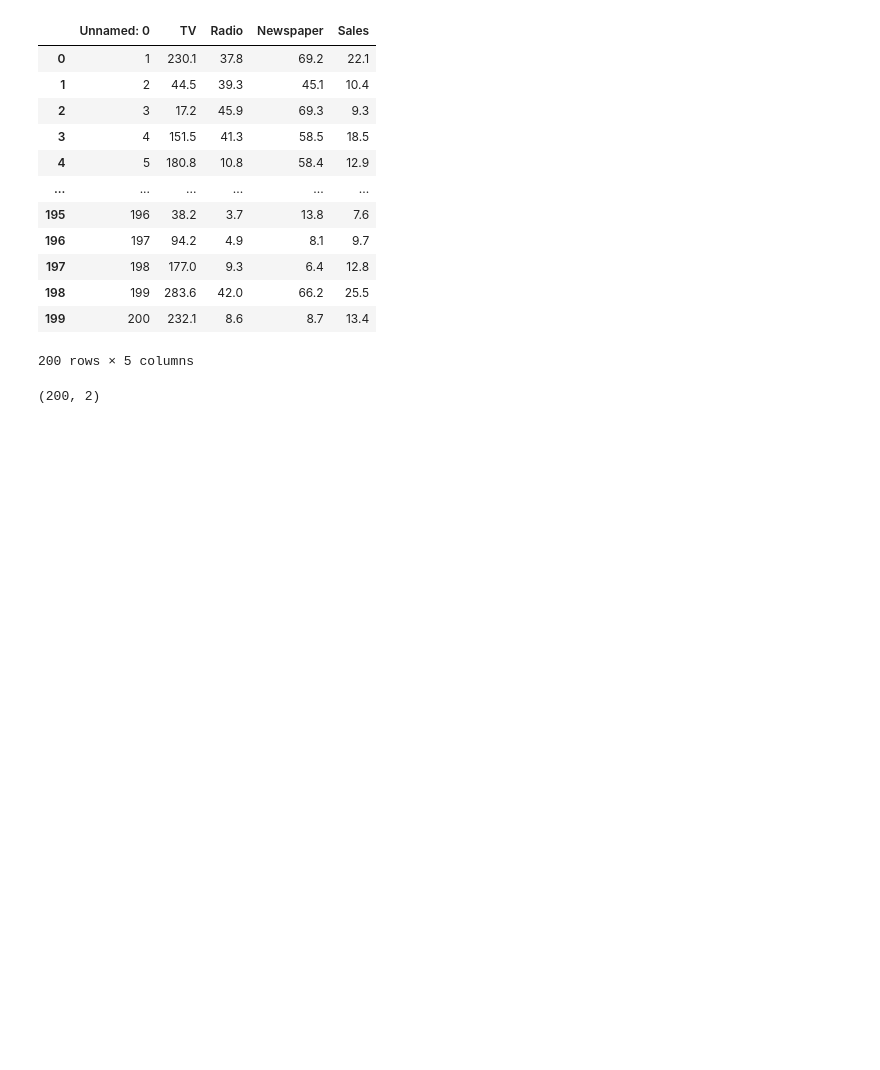
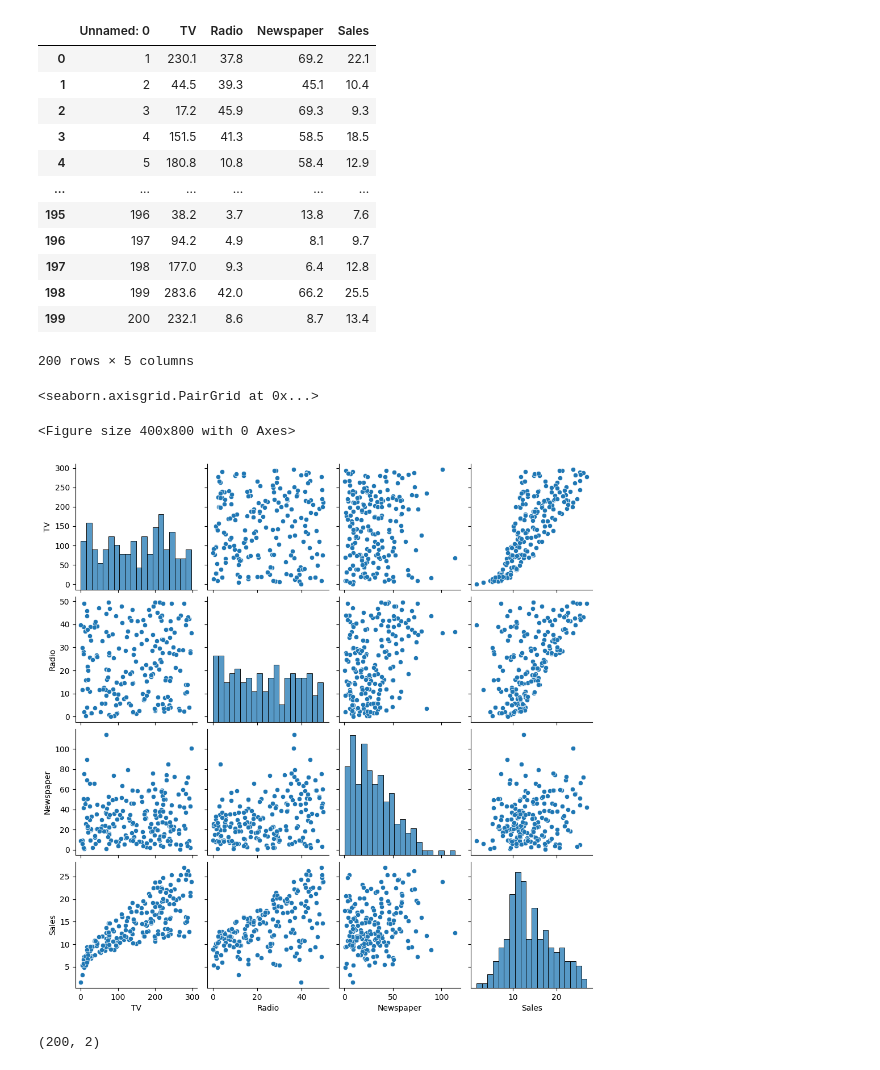
Before and after one commit to juancamcol1/proyectosMLE, a Jupyter notebook: Tarea_regresión_lineal.ipynb, the cells around one changed output. Saved outputs shown, nothing was run; the diff lists cells and outputs as text; code cells hidden in the pictures; blank space fills up the shorter version.

```diff
--- a/Tarea_regresión_lineal.ipynb
+++ b/Tarea_regresión_lineal.ipynb
@@ -28,6 +37,7 @@ from sklearn.metrics import mean_squared_error
 # %%
 # Asigno a la variable publicidad el documento "publicidadejercicio.cvs"
-publicidad=pd.read_csv("/content/sample_data/publicidadejercicio.csv")
+url ="https://raw.githubusercontent.com/juancamcol1/proyectosMLE/main/publicidadejercicio.csv"
+publicidad=pd.read_csv(url)
 print(publicidad)
 # %% [output]
      Unnamed: 0     TV  Radio  Newspaper  Sales
@@ -64,6 +74,13 @@ public
 | 198 | 199 | 283.6 | 42.0 | 66.2 | 25.5 |
 | 199 | 200 | 232.1 | 8.6 | 8.7 | 13.4 |
 200 rows × 5 columns
+# %%
+plt.figure(figsize=(4,8))
+sn.pairplot(public[['TV','Radio','Newspaper','Sales']], diag_kws={'bins':20})
+# %% [output]
+<seaborn.axisgrid.PairGrid at 0x...>
+<Figure size 400x800 with 0 Axes>
+[figure, added]
 # %%
 
 x_multiple=public_array[:,1:3]      # Asigno las columas de la regresion a la variable x_multiple
```
Also changed, not shown: parts of 14 cells of this notebook.
